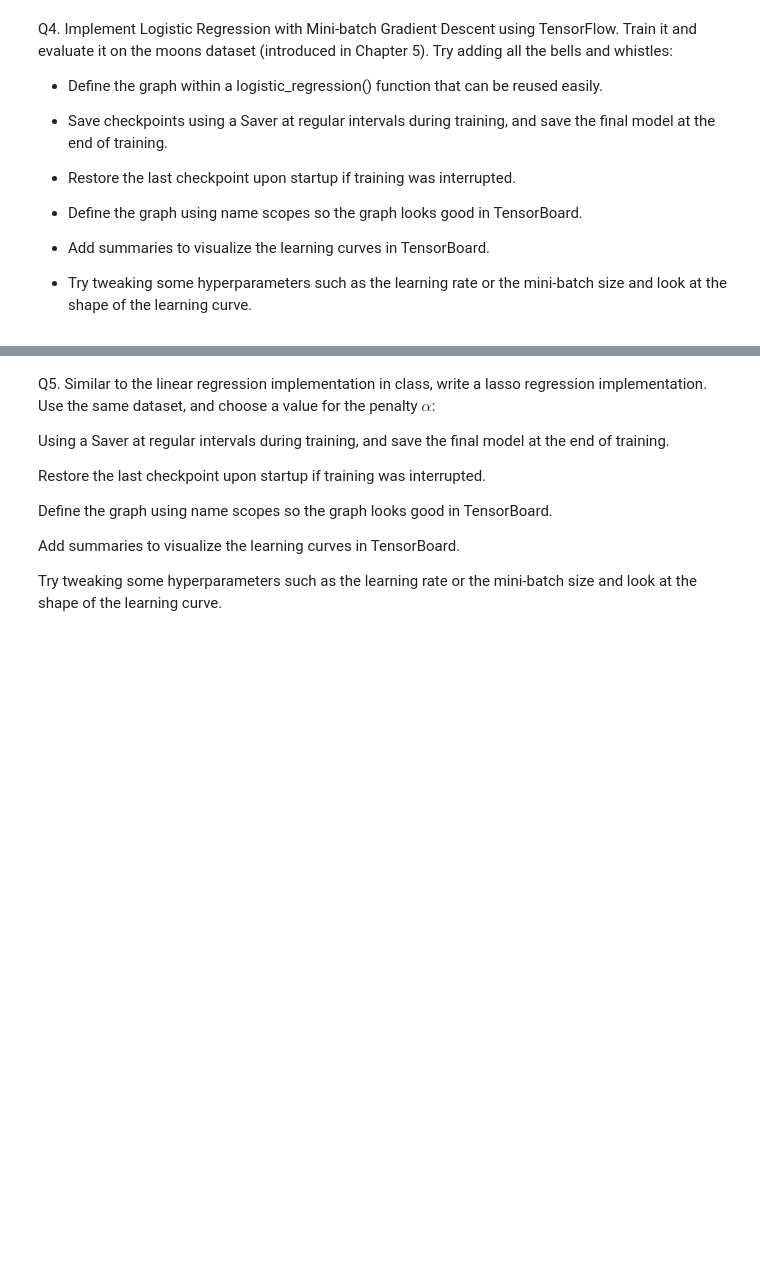
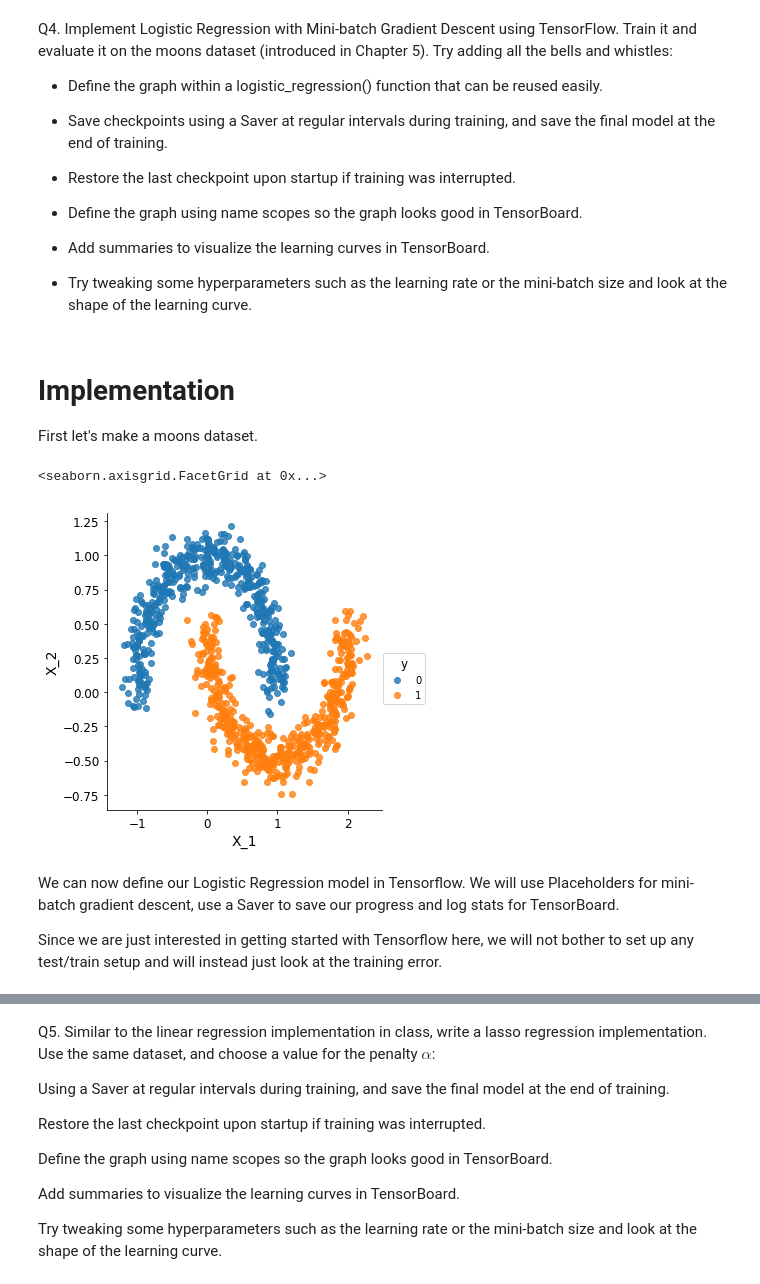
Before and after one commit to derek-pyne/ml_playground, a Jupyter notebook: classes/machine_learning/W9_Pyne_qq233068.ipynb, the cells around one changed output, grey strips where cells are left out. Saved outputs shown, nothing was run; the diff lists cells and outputs as text; code cells hidden in the pictures; blank space fills up the shorter version.

```diff
--- a/classes/machine_learning/W9_Pyne_qq233068.ipynb
+++ b/classes/machine_learning/W9_Pyne_qq233068.ipynb
@@ -54,0 +54,18 @@ Q4. Implement Logistic Regression with Mini-batch Gradient Descent using TensorF
+# %% [markdown]
+# Implementation
+First let's make a moons dataset.
+# %%
+from sklearn.datasets import make_moons
+
+m = 1000
+X_moons, y_moons = make_moons(m, noise=0.1, random_state=42)
+
+df = pd.DataFrame({'X_1': X_moons[:,0], 'X_2': X_moons[:,1], 'y': y_moons})
+sns.lmplot('X_1', 'X_2', df, hue='y', fit_reg=False)
+# %% [output]
+<seaborn.axisgrid.FacetGrid at 0x...>
+[figure, added]
+# %% [markdown]
+We can now define our Logistic Regression model in Tensorflow. We will use Placeholders for mini-batch gradient descent, use a Saver to save our progress and log stats for TensorBoard.
+
+Since we are just interested in getting started with Tensorflow here, we will not bother to set up any test/train setup and will instead just look at the training error.
```
Also changed, not shown: parts of 23 cells of this notebook.
